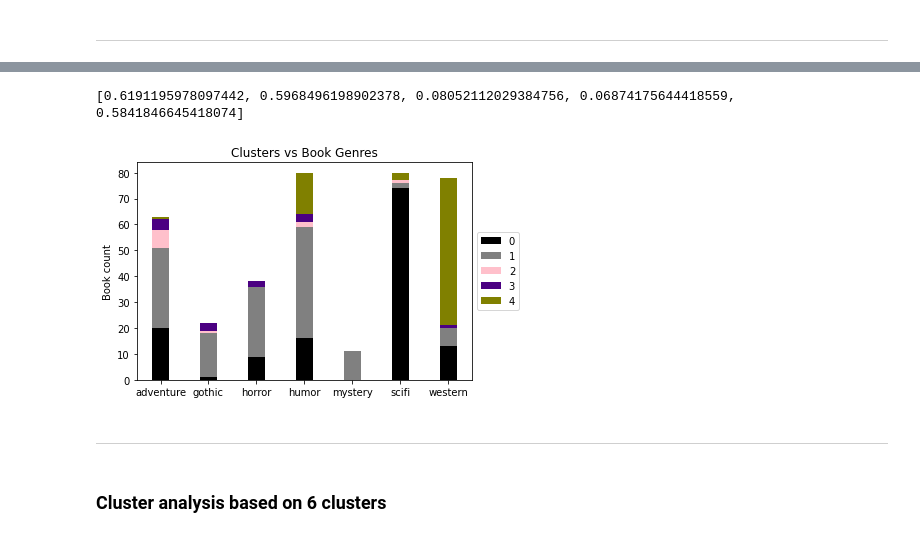
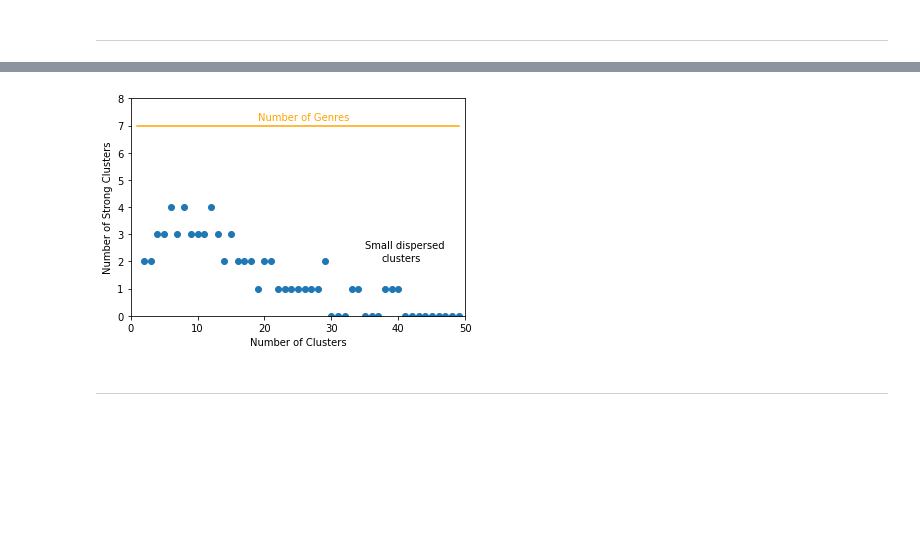
Before and after one commit to clay-jones/datamining_project, a Jupyter notebook: Genre Classifier and KMeans Cluster.ipynb, the cells around one changed output, grey strips where cells are left out. Cells and saved outputs as stored; diff of their text form; code cells hidden in the pictures; blank space fills up the shorter version.

```diff
--- a/genreclassifier01.ipynb
+++ b/Genre Classifier and KMeans Cluster.ipynb
@@ -920,19 +914,0 @@ clusters = kmeans.predict(all_features)
-# %%
-catlab = np.unique(all_data["category"])
-cluster_0 = np.zeros_like(catlab)
-cluster_1 = np.zeros_like(catlab)
-cluster_2 = np.zeros_like(catlab)
-cluster_3 = np.zeros_like(catlab)
-cluster_4 = np.zeros_like(catlab)
-
-for r in range(len(clusters)):
-    if (clusters[r] == 0):
-        cluster_0[np.argwhere(catlab == all_data["category"][r])] += 1
-    elif (clusters[r] == 1):
-        cluster_1[np.argwhere(catlab == all_data["category"][r])] += 1
-    elif (clusters[r] == 2):
-        cluster_2[np.argwhere(catlab == all_data["category"][r])] += 1
-    elif (clusters[r] == 3):
-        cluster_3[np.argwhere(catlab == all_data["category"][r])] += 1
-    elif (clusters[r] == 4):
-        cluster_4[np.argwhere(catlab == all_data["category"][r])] += 1
@@ -942,29 +915,24 @@ cluster_lists = np.array([cluster_0, cluster_1, cluster_2, cluster_3,
-# %%
-cs5 = conv_scores(cluster_lists)
-print(cs5)
-# %% [output]
-[0.6191195978097442, 0.5968496198902378, 0.08052112029384756, 0.06874175644418559, 0.5841846645418074]
-# %%
-ind = np.arange(7)
-width = 0.35
-fig, ax = plt.subplots()
-
-p1 = ax.bar(ind, cluster_0, width, label='0', color=['black'])
-p2 = ax.bar(ind, cluster_1, width, label='1', color=['gray'], bottom=cluster_0)
-p3 = ax.bar(ind, cluster_2, width, label='2', color=['pink'], bottom=cluster_0+cluster_1)
-p4 = ax.bar(ind, cluster_3, width, label='3', color=['indigo'], bottom=cluster_0+cluster_1+cluster_2)
-p5 = ax.bar(ind, cluster_4, width, label='4', color=['olive'], bottom=cluster_0+cluster_1+cluster_2+cluster_3)
-
-ax.set_ylabel('Book count')
-ax.set_title('Clusters vs Book Genres')
-ax.set_xticks(ind)
-ax.set_xticklabels(catlab)
-ax.legend(loc='center left', bbox_to_anchor=(1, 0.5))
-
-plt.show()
-# %% [output]
-[figure, removed]
+# %%
+numClusters = []
+numStrongClusters = []
+
+for i in range(2, 50):
+    numClusters.append(i)
+    numStrongClusters.append(StrongClusterCount(i))
+# %%
+plt.scatter(numClusters, numStrongClusters)
+plt.plot([1, 49], [len(catlab), len(catlab)], color='orange')
+plt.xlim(0,50)
+plt.ylim(0,8)
+plt.text(19, 7.2,"Number of Genres", color='orange')
+#plt.text(1, 1, "Not enough")
+#plt.text(1.5, 0.5, "clusters")
+plt.text(35, 2.5, "Small dispersed")
+plt.text(37.5, 2, "clusters")
+plt.xlabel("Number of Clusters")
+plt.ylabel("Number of Strong Clusters")
+plt.show()
+# %% [output]
+[figure, added]
 # %% [markdown]
 ***
-# %% [markdown]
-### Cluster analysis based on 6 clusters
```
Also changed, not shown: parts of 87 cells of this notebook, 5 other files.
